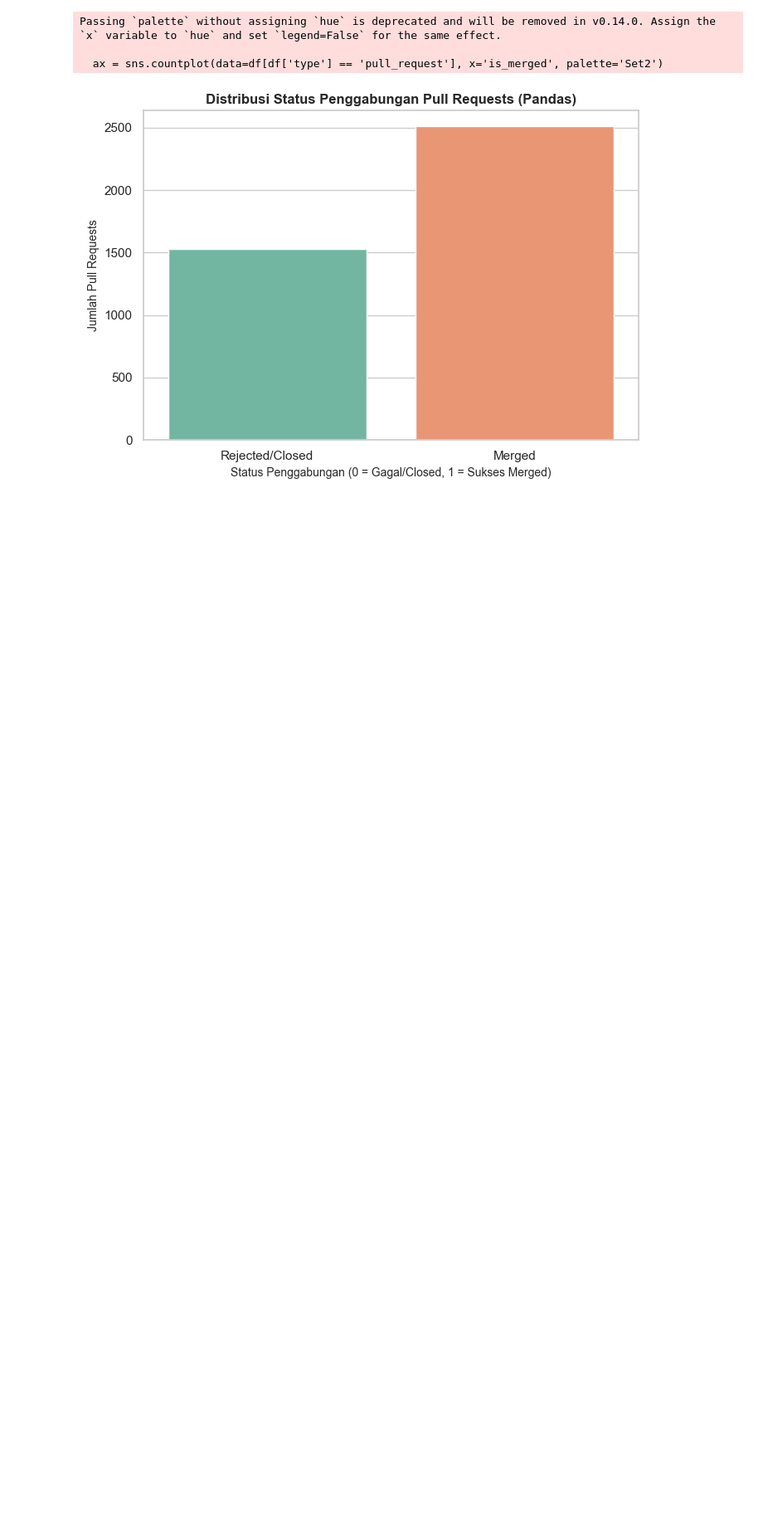
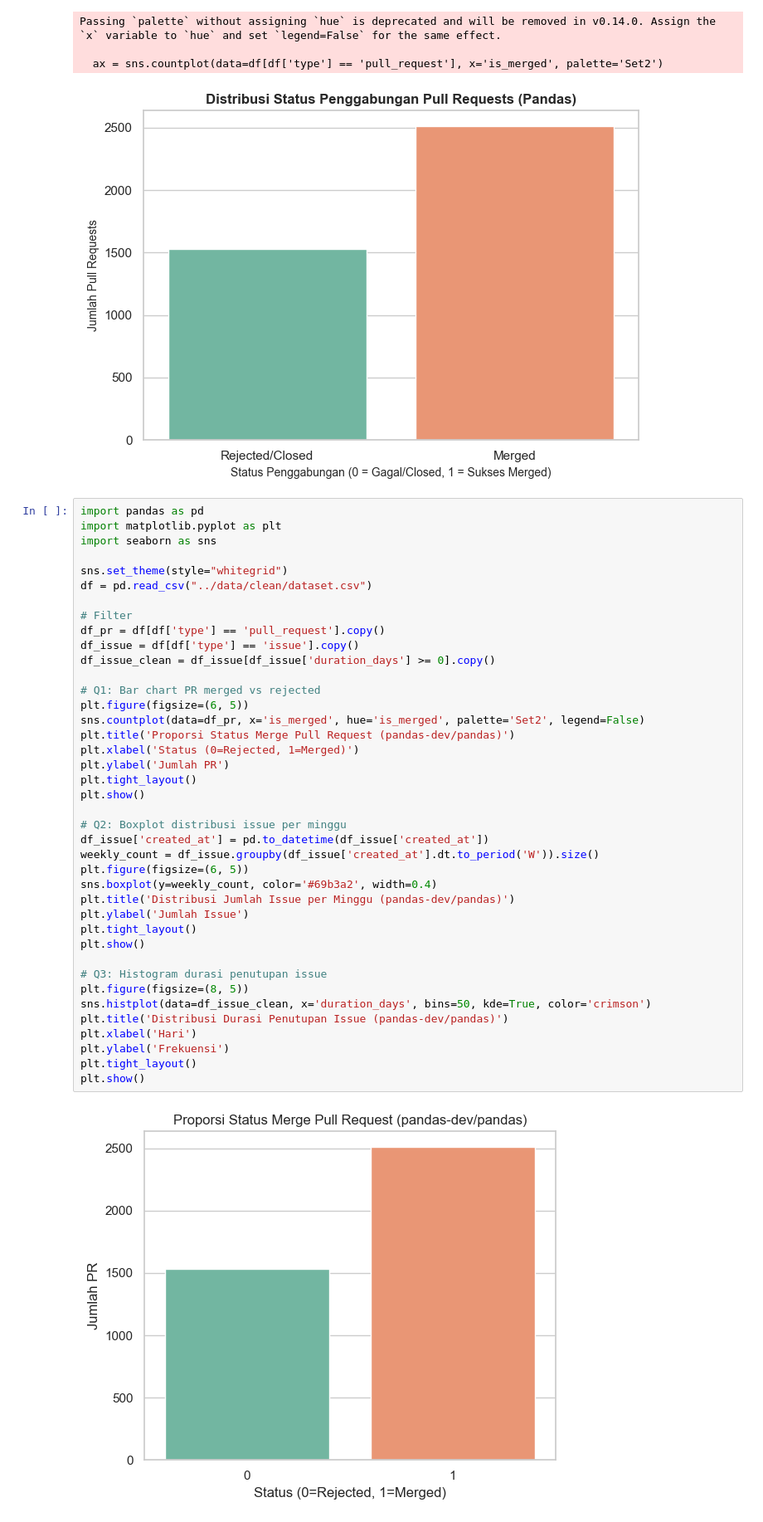
Before and after one commit to tatac6375-ops/stat-audit-pandas_dev_pandas-sti-2025, a Jupyter notebook: notebooks/01_eda.ipynb, the cells around one changed output. Shown at 83% size. Saved outputs shown, nothing was run; the diff lists cells and outputs as text; blank space fills up the shorter version.

```diff
--- a/notebooks/01_eda.ipynb
+++ b/notebooks/01_eda.ipynb
@@ -164,3 +164,45 @@ Passing `palette` without assigning `hue` is deprecated and will be removed in v
 
   ax = sns.countplot(data=df[df['type'] == 'pull_request'], x='is_merged', palette='Set2')
 [figure]
+# %%
+import pandas as pd
+import matplotlib.pyplot as plt
+import seaborn as sns
+
+sns.set_theme(style="whitegrid")
+df = pd.read_csv("../data/clean/dataset.csv")
+
+# Filter
+df_pr = df[df['type'] == 'pull_request'].copy()
+df_issue = df[df['type'] == 'issue'].copy()
+df_issue_clean = df_issue[df_issue['duration_days'] >= 0].copy()
+
+# Q1: Bar chart PR merged vs rejected
+plt.figure(figsize=(6, 5))
+sns.countplot(data=df_pr, x='is_merged', hue='is_merged', palette='Set2', legend=False)
+plt.title('Proporsi Status Merge Pull Request (pandas-dev/pandas)')
+plt.xlabel('Status (0=Rejected, 1=Merged)')
+plt.ylabel('Jumlah PR')
+plt.tight_layout()
+plt.show()
+
+# Q2: Boxplot distribusi issue per minggu
+df_issue['created_at'] = pd.to_datetime(df_issue['created_at'])
+weekly_count = df_issue.groupby(df_issue['created_at'].dt.to_period('W')).size()
+plt.figure(figsize=(6, 5))
+sns.boxplot(y=weekly_count, color='#69b3a2', width=0.4)
+plt.title('Distribusi Jumlah Issue per Minggu (pandas-dev/pandas)')
+plt.ylabel('Jumlah Issue')
+plt.tight_layout()
+plt.show()
+
+# Q3: Histogram durasi penutupan issue
+plt.figure(figsize=(8, 5))
+sns.histplot(data=df_issue_clean, x='duration_days', bins=50, kde=True, color='crimson')
+plt.title('Distribusi Durasi Penutupan Issue (pandas-dev/pandas)')
+plt.xlabel('Hari')
+plt.ylabel('Frekuensi')
+plt.tight_layout()
+plt.show()
+# %% [output]
+[figure, added]
```
Also changed, not shown: parts of 1 cell of this notebook.
